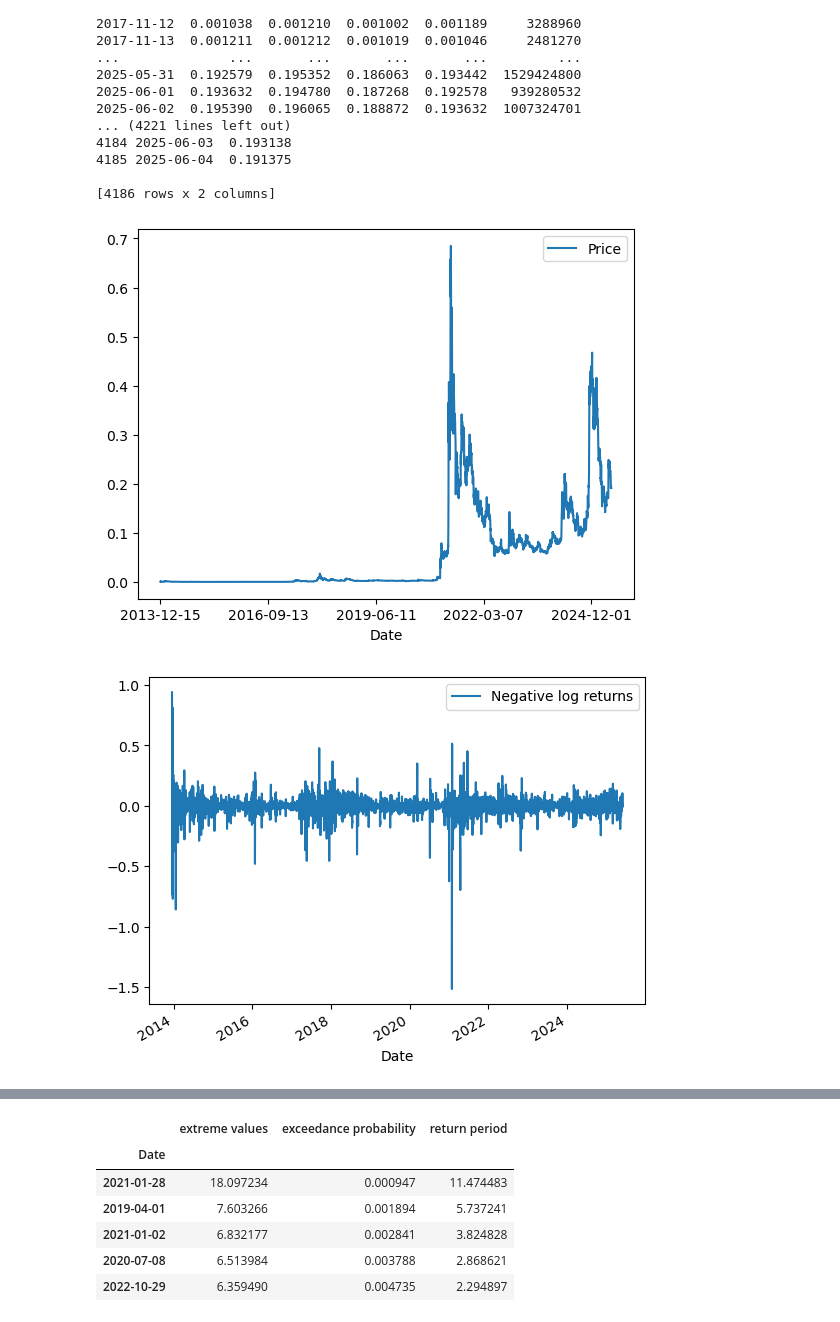
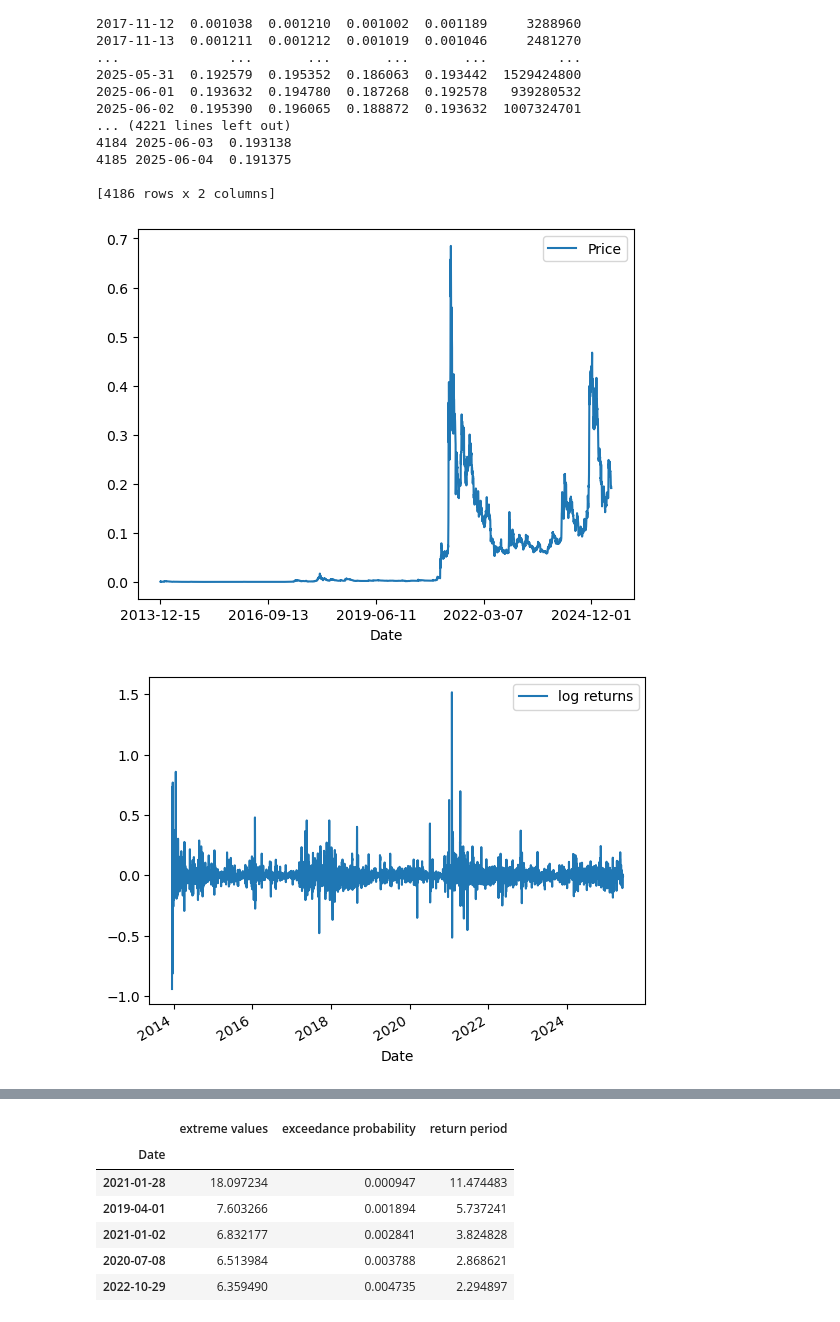
Before and after one commit to Scott-Yap/M2R_EVT, a Jupyter notebook: garch_model/GARCH_DOGE.ipynb, the cells around one changed output, grey strips where cells are left out. Saved outputs shown, nothing was run; the diff lists cells and outputs as text; code cells hidden in the pictures.

```diff
--- a/garch_model/GARCH_DOGE.ipynb
+++ b/garch_model/GARCH_DOGE.ipynb
@@ -106,17 +75,16 @@ plt.show()
 # %%
 # functions
 
-doge_data = pd.read_csv("doge_daily_data.csv")
+doge_data = pd.read_csv("../data/doge_daily_data.csv")
 doge_data.set_index("Date", inplace=True)
 doge_data.plot(label="Doge Price")
 plt.legend()
 
-# doge_dataaa = yf.download("WMT", start="2008-01-01", end="2013-01-01")['Close'] #S&P 500
-log_doge_returns = -np.log(doge_data / doge_data.shift(1)).dropna()
+log_doge_returns = np.log(doge_data / doge_data.shift(1)).dropna()
 log_doge_returns = log_doge_returns['Price']
 log_doge_returns.index = pd.to_datetime(log_doge_returns.index)
 plt.figure()
-log_doge_returns.plot(label="Negative log returns")
+log_doge_returns.plot(label="log returns")
 plt.legend()
 
 
@@ -132,6 +100,11 @@ def pickands_estimator(data, k):
 def threshold_picking(data0):
     data = -data0[data0 < 0]
     pyx.plot_mean_residual_life(data)
+
+    # Mean residual life plot plots average excess value over given threshold for a series of thresholds.
+    # The idea is that the mean residual life plot should be approximately linear above a threshold for
+    # which the Generalized Pareto Distribution model is valid.
+
     datas = np.sort(data)[::-1]
     k_values = range(4, len(datas)//2)
 
@@ -146,38 +119,46 @@ def threshold_picking(data0):
     plt.plot(k_values, pickands_estimates, 'r-', label="Pickands' ξ")
     plt.xlabel("k_values")
     plt.ylabel("pickands' estimates")
+
+    # Parameter stability plot shows how shape and modified scale parameters of the Generalized
+    # Pareto Distribution change over a range of threshold values. The idea is that these parameters
+    # should be stable (vary by small amount) within a range of valid thresholds.
+
+    pyx.plot_parameter_stability(log_doge_returns)
+    plt.title("Parameter stability plot")
+    plt.show()
     return datas
 
 def modeling(data0, u):
     data = -data0[data0 < 0]
     model = pyx.EVA(data)
     model.get_extremes(method="POT", threshold=u)
     model.fit_model(distribution="genpareto")
     print(model.model)
     model.plot_diagnostic()
 
     params = model.model.fit_parameters
     print(params)
     xi = params['c']
     sig = params['scale']
     return xi, sig
 
 def prediction(params, data, u, level):
     xi = params[0]
     sig = params[1]
     data = -data
     p = level
     n_total = len(data)
     n_exceed = len([i for i in data if i > u])
-    F_u = n_exceed / n_total
-    print(F_u)
+    F_u = n_exceed / n_total # probability of exceeding the threshold u
+    print("Violation ratio: ", F_u)
     p_u = F_u / p
     VaR = u + (sig / xi) * (p_u ** xi - 1)
     ES = ES = (VaR + (sig - xi * u)/xi) / (1 - xi)
     return VaR, ES
 # %% [output]
 [figure]
-[figure, old version]
+[figure, new version]
 # %%
 sorted_static_doge = threshold_picking(log_doge_returns)
 # %% [output]
```
Also changed, not shown: parts of 12 cells of this notebook.
